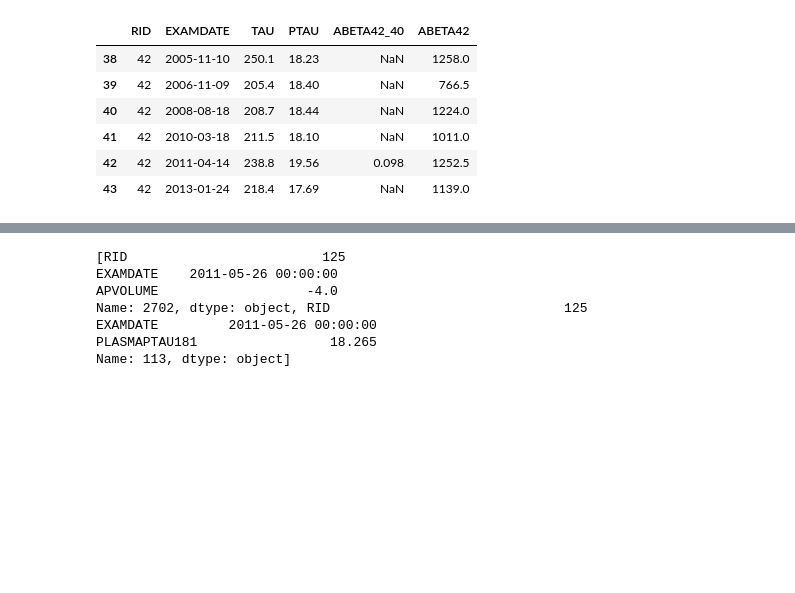
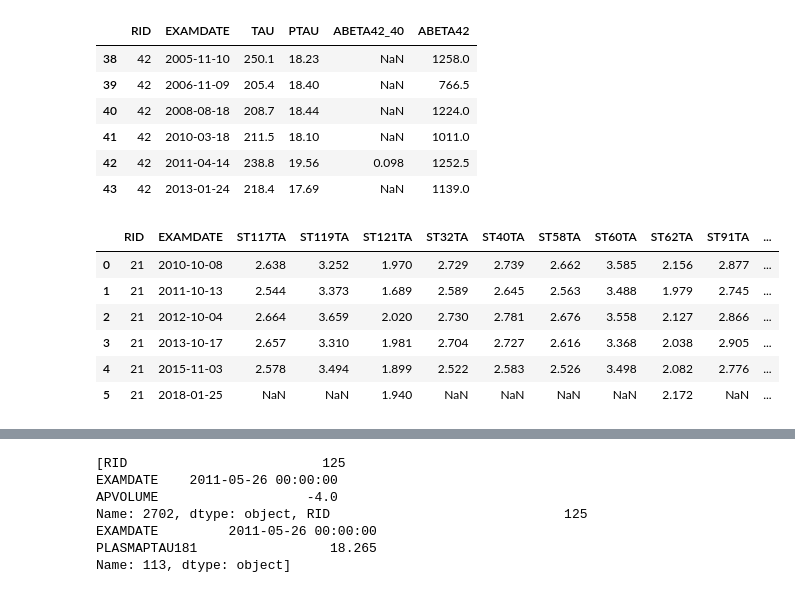
Before and after one commit to Shannon-Barretto/dissertation, a Jupyter notebook: code/dataprocessing.ipynb, the cells around one changed output, grey strips where cells are left out. Saved outputs shown, nothing was run; the diff lists cells and outputs as text; code cells hidden in the pictures; blank space fills up the shorter version.

```diff
--- a/code/dataprocessing.ipynb
+++ b/code/dataprocessing.ipynb
@@ -3,24 +3,18 @@ import pandas as pd
 import numpy as np
 # %%
 # Load the required csv files
-registry_csv_file_path = "../data/REGISTRY_29Oct2024.csv"                       # For EXAMDATE and RID
 genetics_csv_file_path = "../data/GENETIC_29Oct2024.csv"                        # For APVOLUME
 upenbiomk_csv_file_path = "../data/UPENNBIOMK_ROCHE_ELECSYS_29Oct2024.csv"      # For ABETA42, TAU and PTAU
 fugi_abeta_path = "../data/FUJIREBIOABETA_05Nov2024.csv"                        # For ABETA42, ABETA42/40
 ugotptau181_csv_file_path = "../data/UGOTPTAU181_06_18_20_29Oct2024.csv"        # For PLASMAPTAU181
 blenn_cfl_nfl_path = "../data/BLENNOWCSFNFL_05Nov2024.csv"                      # For CSF Nfl
 ucsffsx6_csv_file_path = "../data/UCSFFSX6_07_06_23_29Oct2024.csv"              # For Cortical thickness in certain temporal region
-ucsffsx51_csv_file_path = "../data/UCSFFSL51_03_01_22_29Oct2024.csv"            # For Cortical thickness in ceratin temporal region
+ucsffsl51_csv_file_path = "../data/UCSFFSL51_03_01_22_29Oct2024.csv"            # For Cortical thickness in ceratin temporal region
 ptdemog_csv_file_path = "../data/PTDEMOG_29Oct2024.csv"                         # For Patient gender and DOB
 medhist_csv_file_path = "../data/MEDHIST_29Oct2024.csv"                         # For medical history of patient
 
 
 # Selected columns
-registry_selected_columns = [
-    "RID",
-    "EXAMDATE"
-]
-
 genetics_selected_columns = [
     "RID",
     "VISDATE",
@@ -64,7 +58,7 @@ ucsffsx6_selected_columns = [
     "ST62TA",  # Cortical Thickness Average of Left Transverse Temporal
     "ST121TA"  # Cortical Thickness Average of Right Transverse Temporal
 ]
-ucsffsx51_selected_columns = [
+ucsffsl51_selected_columns = [
     "RID",
     "EXAMDATE",
     "ST58TA",  # Cortical Thickness Average of Left Superior Temporal
@@ -96,28 +90,26 @@ medhist_selected_columns = [
 
 pd.set_option('display.max_columns', None)
 
-registry_df = pd.read_csv(registry_csv_file_path, usecols=registry_selected_columns)
 genetics_df = pd.read_csv(genetics_csv_file_path, usecols=genetics_selected_columns)
 upenbiomk_df = pd.read_csv(upenbiomk_csv_file_path, usecols=upenbiomk_selected_columns)
 fugi_abeta_df = pd.read_csv(fugi_abeta_path, usecols= fugi_abeta_columns)
 ugotptau181_df = pd.read_csv(ugotptau181_csv_file_path, usecols=ugotptau181_selected_columns)
 blenn_cfl_nfl_df = pd.read_csv(blenn_cfl_nfl_path, usecols= blenn_cfl_nfl_columns)
 ucsffsx6_df = pd.read_csv(ucsffsx6_csv_file_path, usecols=ucsffsx6_selected_columns)
-ucsffsx51_df = pd.read_csv(ucsffsx51_csv_file_path, usecols=ucsffsx51_selected_columns)
+ucsffsl51_df = pd.read_csv(ucsffsl51_csv_file_path, usecols=ucsffsl51_selected_columns)
 ptdemog_df = pd.read_csv(ptdemog_csv_file_path, usecols=ptdemog_selected_columns)
 medhist_df = pd.read_csv(medhist_csv_file_path, usecols=medhist_selected_columns)
 
-# dfs = [registry_df, genetics_df, upenbiomk_df, ugotptau181_df, ucsffsx51_df, ptdemog_df, medhist_df]
-dfs = [genetics_df, upenbiomk_df, fugi_abeta_df, blenn_cfl_nfl_df, ugotptau181_df, ucsffsx51_df, ptdemog_df, medhist_df]
+dfs = [genetics_df, upenbiomk_df, fugi_abeta_df, blenn_cfl_nfl_df, ugotptau181_df, ucsffsl51_df, ucsffsx6_df, ptdemog_df, medhist_df]
+# dfs = [genetics_df, upenbiomk_df, ugotptau181_df, ucsffsl51_df, ptdemog_df, medhist_df]
 
-# print(f"registry {registry_df['RID'].nunique()} len: {len(registry_df)}")
 print(f"genetics unique RIDs: {genetics_df['RID'].nunique()} len: {len(genetics_df)}")
 print(f"upenbiomk unique RIDs: {upenbiomk_df['RID'].nunique()} len: {len(upenbiomk_df)}")
 print(f"fugi_abeta unique RIDs: {fugi_abeta_df['RID'].nunique()} len: {len(fugi_abeta_df)}")
 print(f"ugotptau181 unique RIDs: {ugotptau181_df['RID'].nunique()} len: {len(ugotptau181_df)}")
 print(f"blenn_cfl_nfl unique RIDs: {blenn_cfl_nfl_df['RID'].nunique()} len: {len(blenn_cfl_nfl_df)}")
 print(f"ucsffsx6 unique RIDs: {ucsffsx6_df['RID'].nunique()} len: {len(ucsffsx6_df)}")
-print(f"ucsffsx51 unique RIDs: {ucsffsx51_df['RID'].nunique()} len: {len(ucsffsx51_df)}")
+print(f"ucsffsl51 unique RIDs: {ucsffsl51_df['RID'].nunique()} len: {len(ucsffsl51_df)}")
 print(f"ptdemog unique RIDs: {ptdemog_df['RID'].nunique()} len: {len(ptdemog_df)}")
 print(f"medhist unique RIDs: {medhist_df['RID'].nunique()} len: {len(medhist_df)}")
 # %% [output]
@@ -240,2 +253,12 @@ merged_upen_fuji[merged_upen_fuji["RID"] == 42]
+# %%
+merged_uscffsx6_uscffsl51[merged_uscffsx6_uscffsl51["RID"] == 21]
+# %% [output]
+|  | RID | EXAMDATE | ST117TA | ST119TA | ST121TA | ST32TA | ST40TA | ST58TA | ST60TA | ST62TA | ST91TA | ... |
+| 0 | 21 | 2010-10-08 | 2.638 | 3.252 | 1.970 | 2.729 | 2.739 | 2.662 | 3.585 | 2.156 | 2.877 | ... |
+| 1 | 21 | 2011-10-13 | 2.544 | 3.373 | 1.689 | 2.589 | 2.645 | 2.563 | 3.488 | 1.979 | 2.745 | ... |
+| 2 | 21 | 2012-10-04 | 2.664 | 3.659 | 2.020 | 2.730 | 2.781 | 2.676 | 3.558 | 2.127 | 2.866 | ... |
+| 3 | 21 | 2013-10-17 | 2.657 | 3.310 | 1.981 | 2.704 | 2.727 | 2.616 | 3.368 | 2.038 | 2.905 | ... |
+| 4 | 21 | 2015-11-03 | 2.578 | 3.494 | 1.899 | 2.522 | 2.583 | 2.526 | 3.498 | 2.082 | 2.776 | ... |
+| 5 | 21 | 2018-01-25 | NaN | NaN | 1.940 | NaN | NaN | NaN | NaN | 2.172 | NaN | ... |
 # %%
 # Remove the UPENN(Uni of Pennsylvania) and Fuji(Fujirebio) dataset from the list of datasets
```
Also changed, not shown: parts of 24 cells of this notebook, 1 other file.
